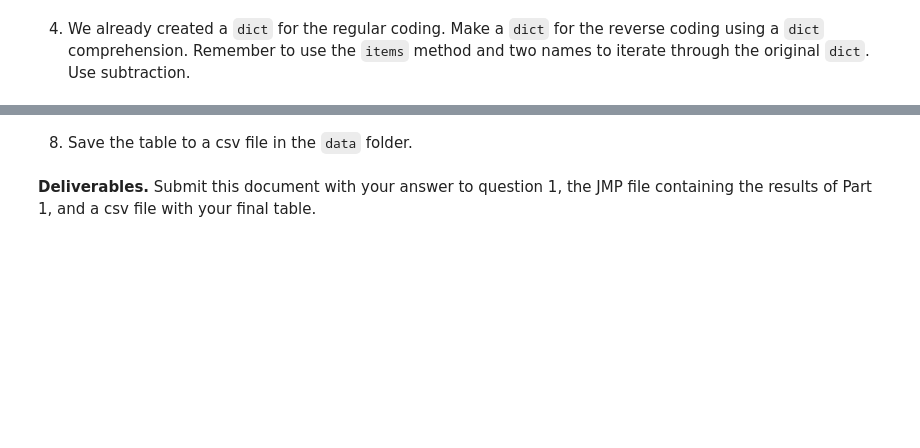
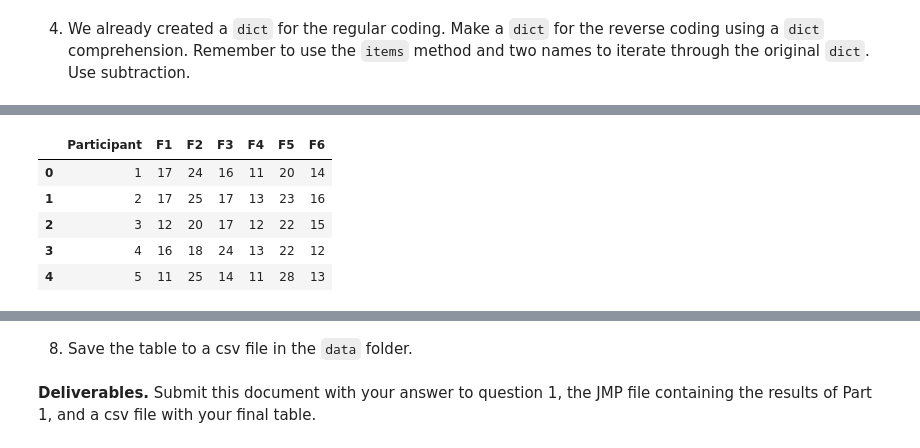
Before and after one commit to amberlylanger/act3_2_recoding_and_aggregating_survey_data, a Jupyter notebook: act3_2_recoding_survey_data.ipynb, the cells around one changed output, grey strips where cells are left out. Saved outputs shown, nothing was run; the diff lists cells and outputs as text; code cells hidden in the pictures; blank space fills up the shorter version.

```diff
--- a/act3_2_recoding_survey_data.ipynb
+++ b/act3_2_recoding_survey_data.ipynb
@@ -316,2 +355,9 @@ I want to verify that you are following this practice, which is why we will be c
 # %% [markdown]
 4.   We already created a `dict` for the regular coding.  Make a `dict` for the reverse coding using a `dict` comprehension.  Remember to use the `items` method and two names to iterate through the original `dict`.  Use subtraction.
+# %%
+recode = {'Somewhat Agree': 4,
+          'Strongly Agree': 5,
+          'Neither Agree nor Disagree':3,
+          'Somewhat Disagree': 2,
+          'Strongly Disagree':1}
+recode
@@ -317,0 +370,3 @@ I want to verify that you are following this practice, which is why we will be c
+# %%
+rev_coding = {resp:6 - score for resp, score in recode.items()}
+rev_coding
@@ -334,6 +432,30 @@ I want to verify that you are following this practice, which is why we will be c
 > alt="../../../../Desktop/Screen%20Shot%202018-03-22%20at%201.45.03%20" />
 # %%
 # Copy your last pipe and edit the code here
+(health
+ >> gather('Question', 'Response', columns_from('F1'))
+ >> left_join(reversecoding, by = 'Question')
+ >> drop('Construct', 'Question # on Qualtrics Survey', 'Column Name')
+ >> mutate(question_type = (X.Question
+                            .str.split('_')
+                            .str.get(0)),
+           coded_value = ifelse(X['Needs Reverse Coding?'] == 'Yes',
+                               X.Response.map(rev_coding),
+                               X.Response.map(rev_coding),
+                            ).astype('Int64'))
+ >> group_by(X.ID, X.question_type)
+ >> summarize(total_coded = X.coded_value.sum())
+ >> spread(X.question_type, X.total_coded)
+ >> rename(Participant = 'ID')
+ >> head
+)
+# %% [output]
+|  | Participant | F1 | F2 | F3 | F4 | F5 | F6 |
+| 0 | 1 | 17 | 24 | 16 | 11 | 20 | 14 |
+| 1 | 2 | 17 | 25 | 17 | 13 | 23 | 16 |
+| 2 | 3 | 12 | 20 | 17 | 12 | 22 | 15 |
+| 3 | 4 | 16 | 18 | 24 | 13 | 22 | 12 |
+| 4 | 5 | 11 | 25 | 14 | 11 | 28 | 13 |
 # %% [markdown]
 7.  *Aggregate* and *unstack.*
 
```
Also changed, not shown: parts of 9 cells of this notebook.
